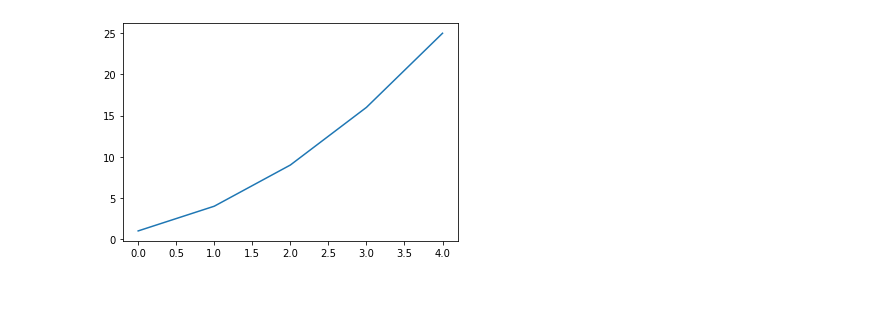
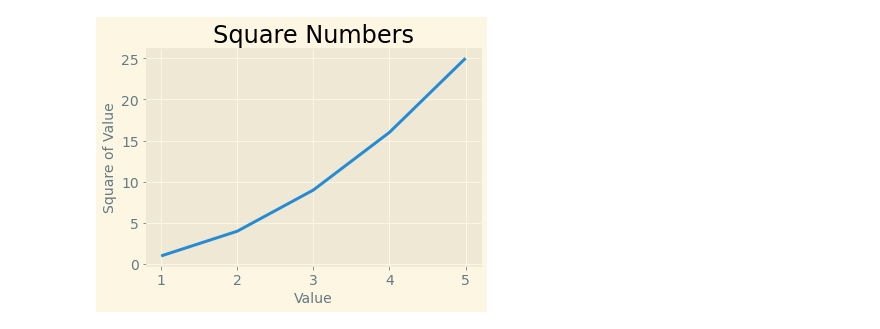
Before and after one commit to X-sky/X-press, a Jupyter notebook: src/coding/python/pythonCrashCourse/data-visualizing.ipynb, the cells around one changed output. Saved outputs shown, nothing was run; the diff lists cells and outputs as text; code cells hidden in the pictures; blank space fills up the shorter version.

Commit message:
feat(python): Python Crash Course practice * data-visualization - scatters

```diff
--- a/src/coding/python/pythonCrashCourse/data-visualizing.ipynb
+++ b/src/coding/python/pythonCrashCourse/data-visualizing.ipynb
@@ -121,10 +125,19 @@ output: ['Solarize_Light2', '_classic_test_patch', '_mpl-gallery', '_mpl-gallery
 # %%
 import matplotlib.pyplot as plt
 
+input_values = [1, 2, 3, 4, 5]
 squares = [1, 4, 9, 16, 25]
+
+plt.style.use("Solarize_Light2")
 fig, ax = plt.subplots()
-ax.plot(squares)
+ax.plot(input_values, squares, linewidth=3)
+ax.set_title("Square Numbers", fontsize=24)
+ax.set_xlabel("Value", fontsize=14)
+ax.set_ylabel("Square of Value", fontsize=14)
+
+# Set size of tick labels.
+ax.tick_params(axis="both", labelsize=14)
 
 plt.show()
 # %% [output]
-[figure, old version]
+[figure, new version]
```
Also changed, not shown: parts of 3 cells of this notebook.
